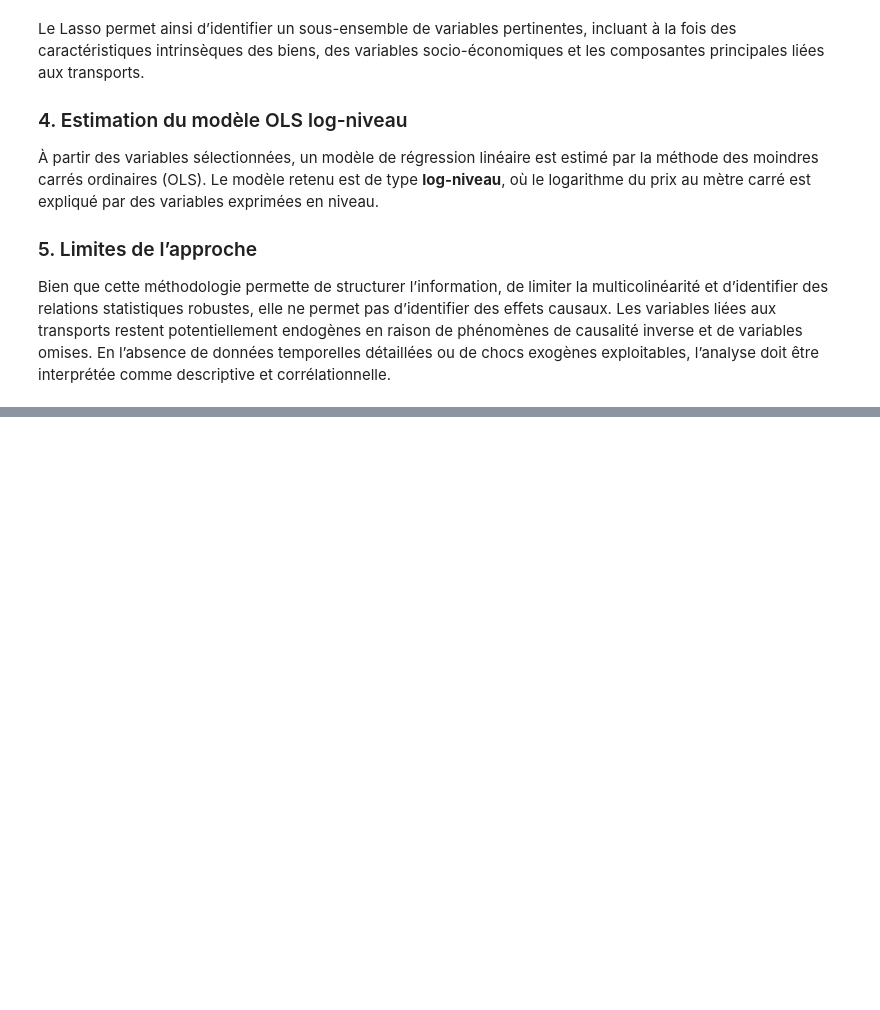
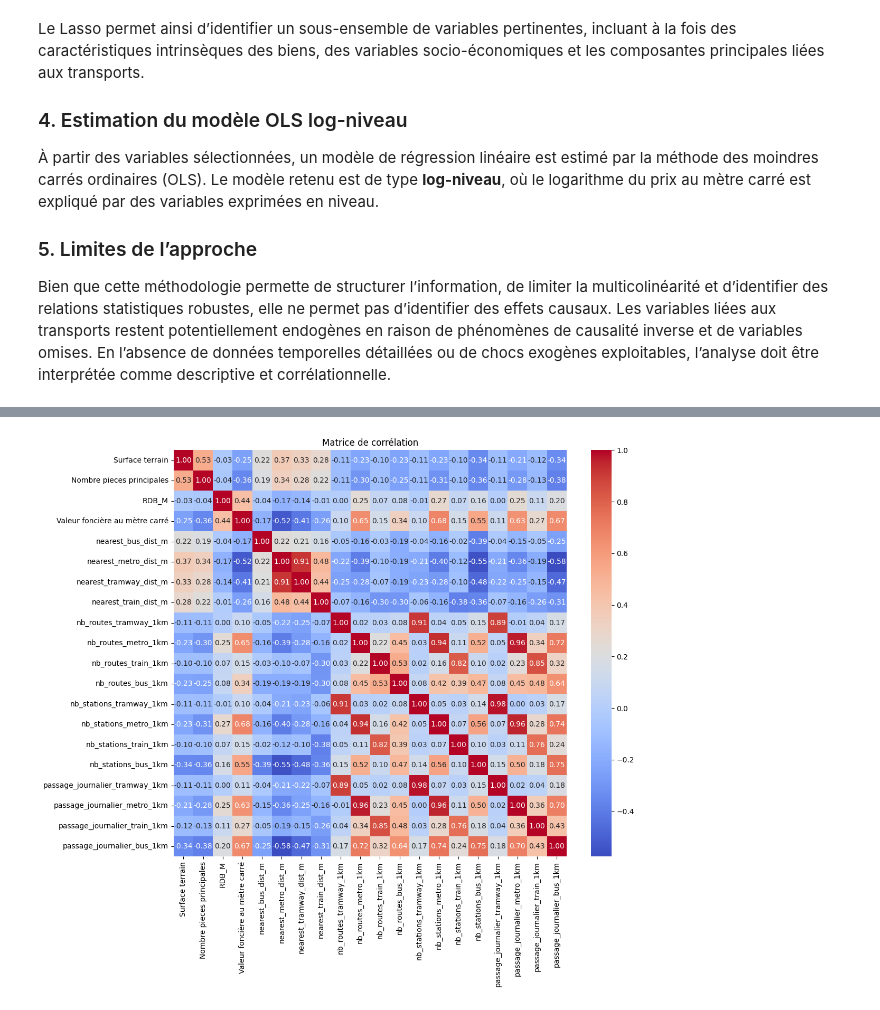
Before and after one commit to gaybrice/projet-python-ds, a Jupyter notebook: notebooks/main.ipynb, the cells around one changed output, grey strips where cells are left out. Cells and saved outputs as stored; diff of their text form; code cells hidden in the pictures; blank space fills up the shorter version.

```diff
--- a/notebooks/main.ipynb
+++ b/notebooks/main.ipynb
@@ -1092,0 +1118,23 @@ save_gdf = gdf.copy()
+# %%
+import matplotlib.pyplot as plt
+import seaborn as sns
+
+numerical_vars = [
+    'Surface terrain', 'Nombre pieces principales','RDB_M',
+    'Valeur foncière au mètre carré',
+    'nearest_bus_dist_m', 'nearest_metro_dist_m', 'nearest_tramway_dist_m', 'nearest_train_dist_m',
+    'nb_routes_tramway_1km', 'nb_routes_metro_1km', 'nb_routes_train_1km', 'nb_routes_bus_1km',
+    'nb_stations_tramway_1km', 'nb_stations_metro_1km', 'nb_stations_train_1km', 'nb_stations_bus_1km',
+    'passage_journalier_tramway_1km', 'passage_journalier_metro_1km',
+    'passage_journalier_train_1km', 'passage_journalier_bus_1km'
+]
+
+gdf_num = gdf[numerical_vars]
+
+corr_matrix = gdf_num.corr()
+plt.figure(figsize=(12,10))
+sns.heatmap(corr_matrix, annot=True, fmt=".2f", cmap="coolwarm")
+plt.title("Matrice de corrélation")
+plt.show()
+# %% [output]
+[figure, added]
```
Also changed, not shown: parts of 11 cells of this notebook.
